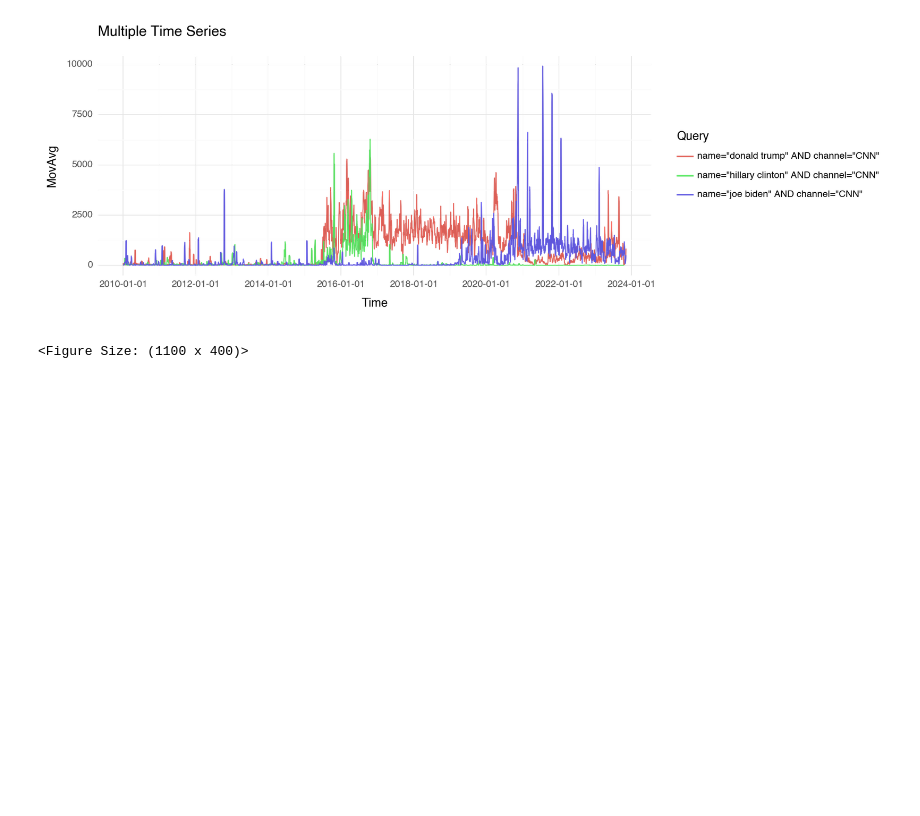
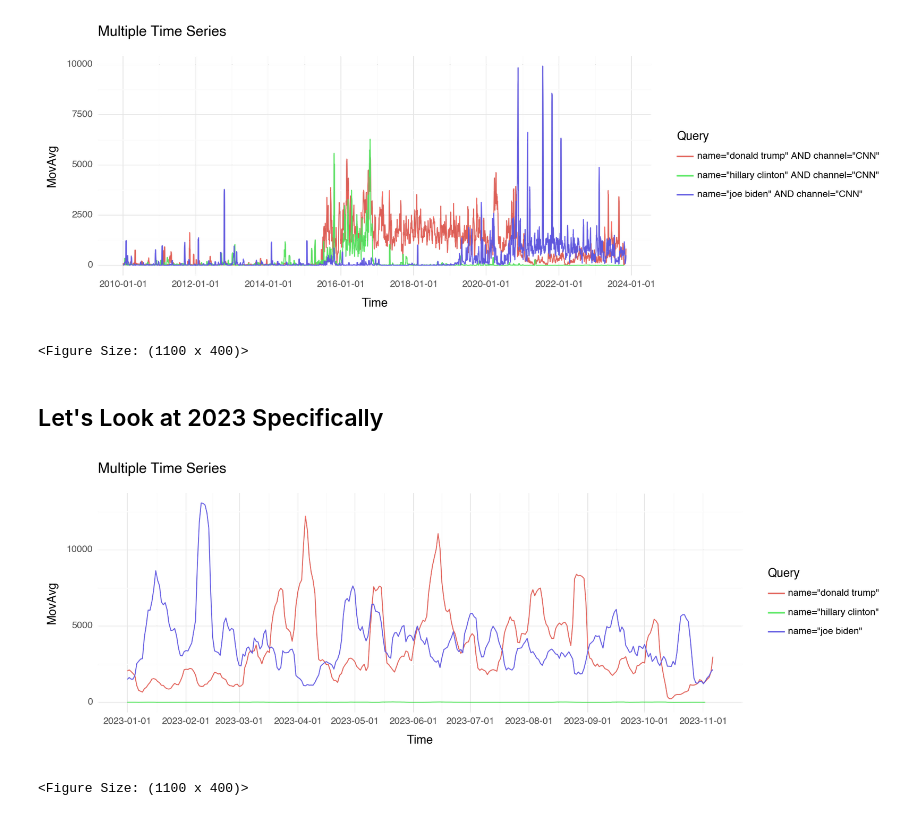
Before and after one commit to mjdanbury/TrumpCoverageCJR2023, a Jupyter notebook: Wrangling.ipynb, the cells around one changed output. Saved outputs shown, nothing was run; the diff lists cells and outputs as text; code cells hidden in the pictures; blank space fills up the shorter version.

Commit message:
DONE - Moving average plots for 2023

```diff
--- a/Wrangling.ipynb
+++ b/Wrangling.ipynb
@@ -92,3 +108,14 @@ msnbc_long['MovAvg'] = msnbc_long.groupby('Query')['Value'].transform(lambda x:
 # %% [output]
 [figure]
 <Figure Size: (1100 x 400)>
+# %% [markdown]
+## Let's Look at 2023 Specifically
+# %%
+(p9.ggplot(all_long[all_long['Time'].dt.year >= 2023], p9.aes(x='Time', y='MovAvg', color='Query'))
+ + p9.geom_line()
+ + p9.theme_minimal()
+ + p9.theme(figure_size=(11, 4))
+ + p9.labs(title='Multiple Time Series', x='Time', y='MovAvg'))
+# %% [output]
+[figure, added]
+<Figure Size: (1100 x 400)>
```
Also changed, not shown: parts of 4 cells of this notebook.
